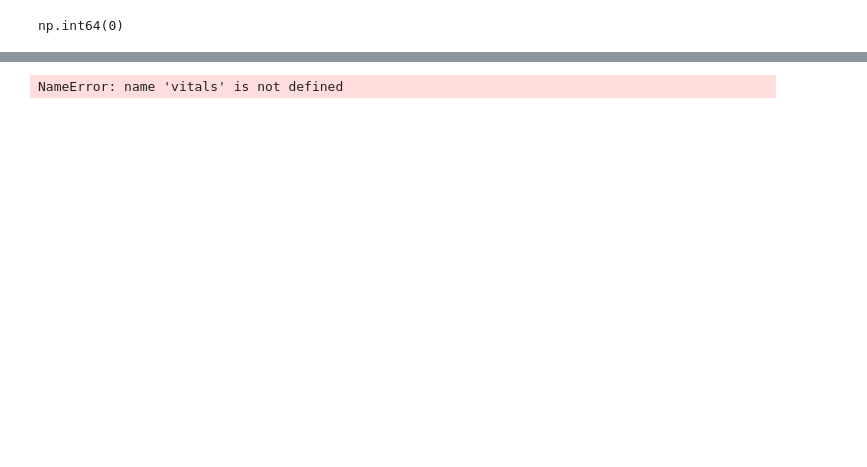
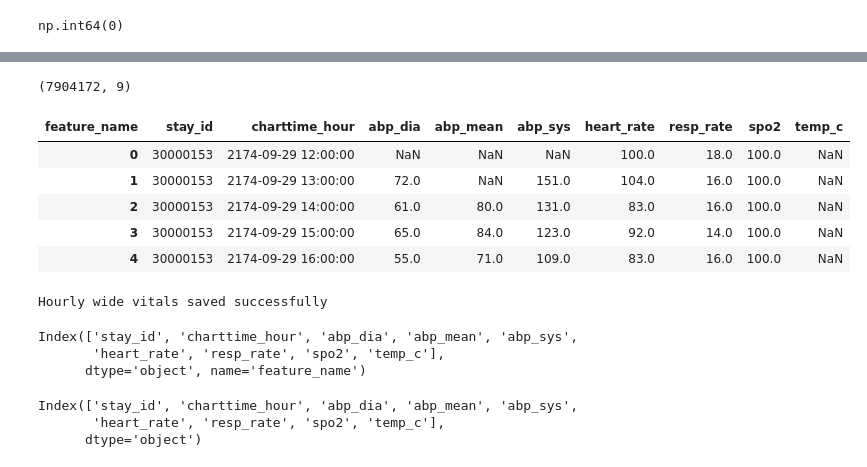
Before and after one commit to hamdikhasawneh/AI-sepsis, a Jupyter notebook: notebooks/01_data_preprocessing.ipynb, the cells around one changed output, grey strips where cells are left out. Drawn from its saved outputs; the diff is of its cells as text; code cells hidden in the pictures; blank space fills up the shorter version.

```diff
--- a/notebooks/01_data_preprocessing.ipynb
+++ b/notebooks/01_data_preprocessing.ipynb
@@ -484,10 +469,7 @@ vitals.head()
 # %%
+# aggregate per hour
 vitals_hourly = (
     vitals.groupby(["stay_id", "charttime_hour", "feature_name"])["valuenum"]
     .mean()
     .reset_index()
 )
-
-vitals_hourly.head()
-# %% [output]
-NameError: name 'vitals' is not defined
@@ -493,0 +483,29 @@ NameError: name 'vitals' is not defined
+# %%
+print(vitals_wide.shape)
+vitals_wide.head()
+# %% [output]
+(7904172, 9)
+| feature_name | stay_id | charttime_hour | abp_dia | abp_mean | abp_sys | heart_rate | resp_rate | spo2 | temp_c |
+| 0 | 30000153 | 2174-09-29 12:00:00 | NaN | NaN | NaN | 100.0 | 18.0 | 100.0 | NaN |
+| 1 | 30000153 | 2174-09-29 13:00:00 | 72.0 | NaN | 151.0 | 104.0 | 16.0 | 100.0 | NaN |
+| 2 | 30000153 | 2174-09-29 14:00:00 | 61.0 | 80.0 | 131.0 | 83.0 | 16.0 | 100.0 | NaN |
+| 3 | 30000153 | 2174-09-29 15:00:00 | 65.0 | 84.0 | 123.0 | 92.0 | 14.0 | 100.0 | NaN |
+| 4 | 30000153 | 2174-09-29 16:00:00 | 55.0 | 71.0 | 109.0 | 83.0 | 16.0 | 100.0 | NaN |
+# %%
+vitals_wide.to_csv(output_dir / "vitals_hourly_wide.csv", index=False)
+print("Hourly wide vitals saved successfully")
+# %% [output]
+Hourly wide vitals saved successfully
+# %%
+vitals_wide.columns
+# %% [output]
+Index(['stay_id', 'charttime_hour', 'abp_dia', 'abp_mean', 'abp_sys',
+       'heart_rate', 'resp_rate', 'spo2', 'temp_c'],
+      dtype='object', name='feature_name')
+# %%
+vitals_wide.columns.name = None
+vitals_wide.columns
+# %% [output]
+Index(['stay_id', 'charttime_hour', 'abp_dia', 'abp_mean', 'abp_sys',
+       'heart_rate', 'resp_rate', 'spo2', 'temp_c'],
+      dtype='object')
```
Also changed, not shown: parts of 40 cells of this notebook.
